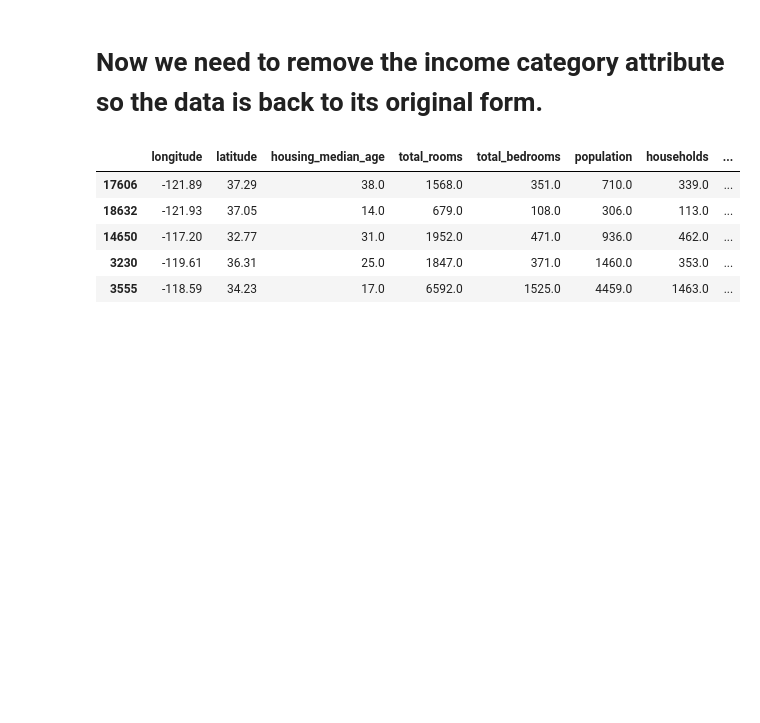
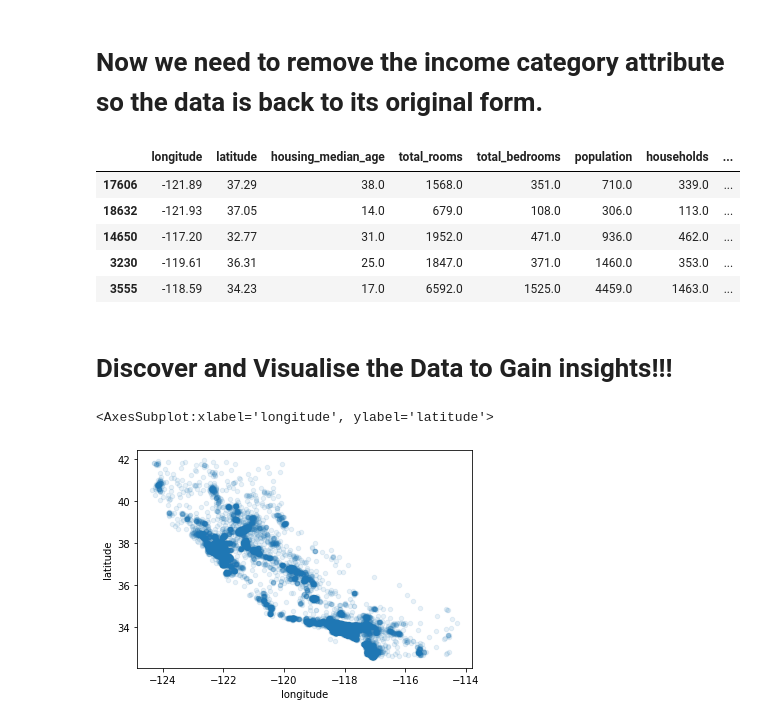
Before and after one commit to ironfinger/MachineLearningBook, a Jupyter notebook: Chapter1/MachineLearning.ipynb, the cells around one changed output. Cells and saved outputs as stored; diff of their text form; code cells hidden in the pictures; blank space fills up the shorter version.

```diff
--- a/Chapter1/MachineLearning.ipynb
+++ b/Chapter1/MachineLearning.ipynb
@@ -164,3 +164,14 @@ for set_ in (strat_train_set, strat_test_set):
 | 14650 | -117.20 | 32.77 | 31.0 | 1952.0 | 471.0 | 936.0 | 462.0 | ... |
 | 3230 | -119.61 | 36.31 | 25.0 | 1847.0 | 371.0 | 1460.0 | 353.0 | ... |
 | 3555 | -118.59 | 34.23 | 17.0 | 6592.0 | 1525.0 | 4459.0 | 1463.0 | ... |
+# %% [markdown]
+# Discover and Visualise the Data to Gain insights!!!
+# %%
+# Create a copy of the training set -> this is so we can play with it without harming the training set:
+housing_play = strat_train_set.copy()
+
+# Display the data in a scatter graph and change the alpha to see which areas are more concentrated.
+housing_play.plot(kind="scatter", x="longitude", y="latitude", alpha=0.1)
+# %% [output]
+<AxesSubplot:xlabel='longitude', ylabel='latitude'>
+[figure, added]
```
Also changed, not shown: parts of 6 cells of this notebook.
